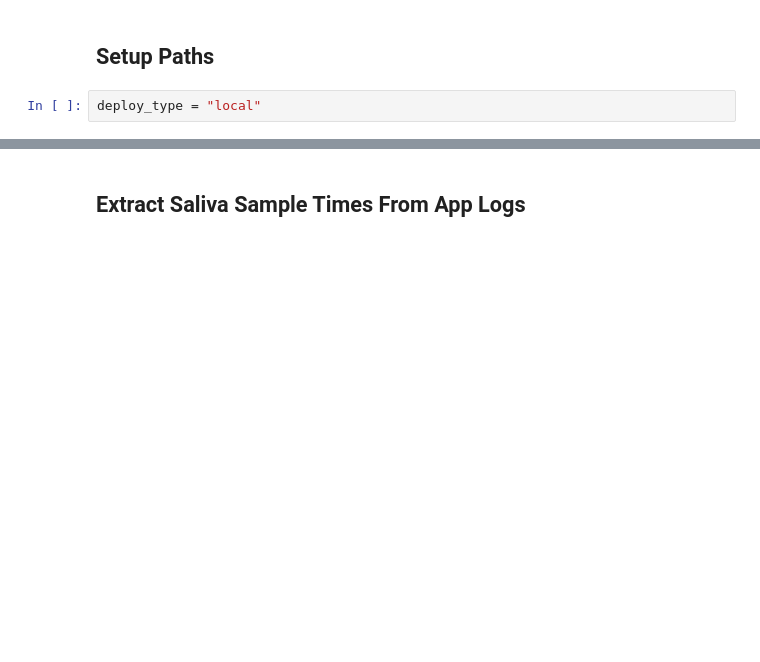
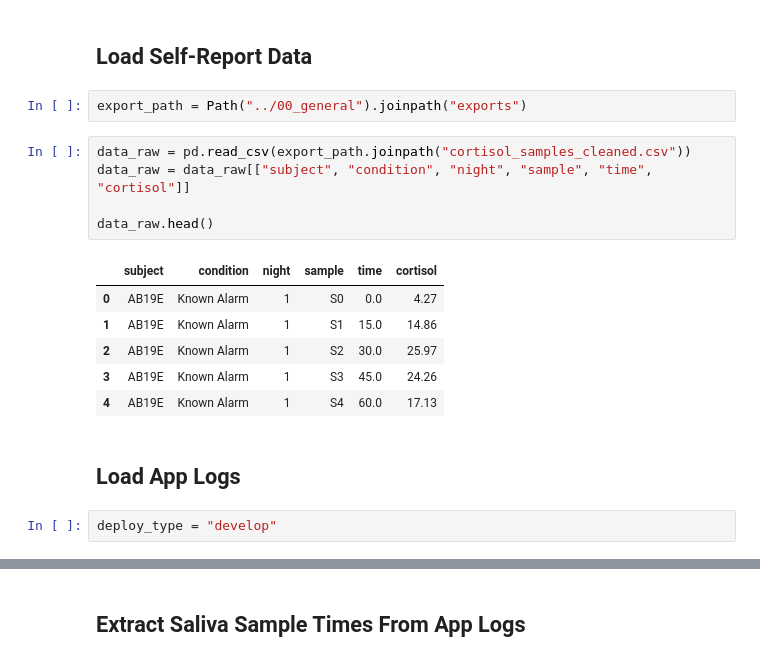
Before and after one commit to mad-lab-fau/carwatch-analysis, a Jupyter notebook: experiments/2022_car_sampling_pnec/Saliva_Processing_App.ipynb, the cells around one changed output, grey strips where cells are left out. Saved outputs shown, nothing was run; the diff lists cells and outputs as text; blank space fills up the shorter version.

```diff
--- a/experiments/2022_car_sampling_pnec/Saliva_Processing_App.ipynb
+++ b/experiments/2022_car_sampling_pnec/Saliva_Processing_App.ipynb
@@ -28,10 +23,26 @@ import datetime
 # %% [output]
 The autoreload extension is already loaded. To reload it, use:
   %reload_ext autoreload
-# %% [markdown]
-## Setup Paths
+# %% [markdown]
+## Load Self-Report Data
+# %%
+export_path = Path("../00_general").joinpath("exports")
+# %%
+data_raw = pd.read_csv(export_path.joinpath("cortisol_samples_cleaned.csv"))
+data_raw = data_raw[["subject", "condition", "night", "sample", "time", "cortisol"]]
+
+data_raw.head()
+# %% [output]
+|  | subject | condition | night | sample | time | cortisol |
+| 0 | AB19E | Known Alarm | 1 | S0 | 0.0 | 4.27 |
+| 1 | AB19E | Known Alarm | 1 | S1 | 15.0 | 14.86 |
+| 2 | AB19E | Known Alarm | 1 | S2 | 30.0 | 25.97 |
+| 3 | AB19E | Known Alarm | 1 | S3 | 45.0 | 24.26 |
+| 4 | AB19E | Known Alarm | 1 | S4 | 60.0 | 17.13 |
+# %% [markdown]
+## Load App Logs
 # %%
-deploy_type = "local"
+deploy_type = "develop"
 # %%
 # build path to data folder
 config_dict = json.load(Path("../config.json").open(encoding="utf-8"))
```
Also changed, not shown: parts of 41 cells of this notebook.
